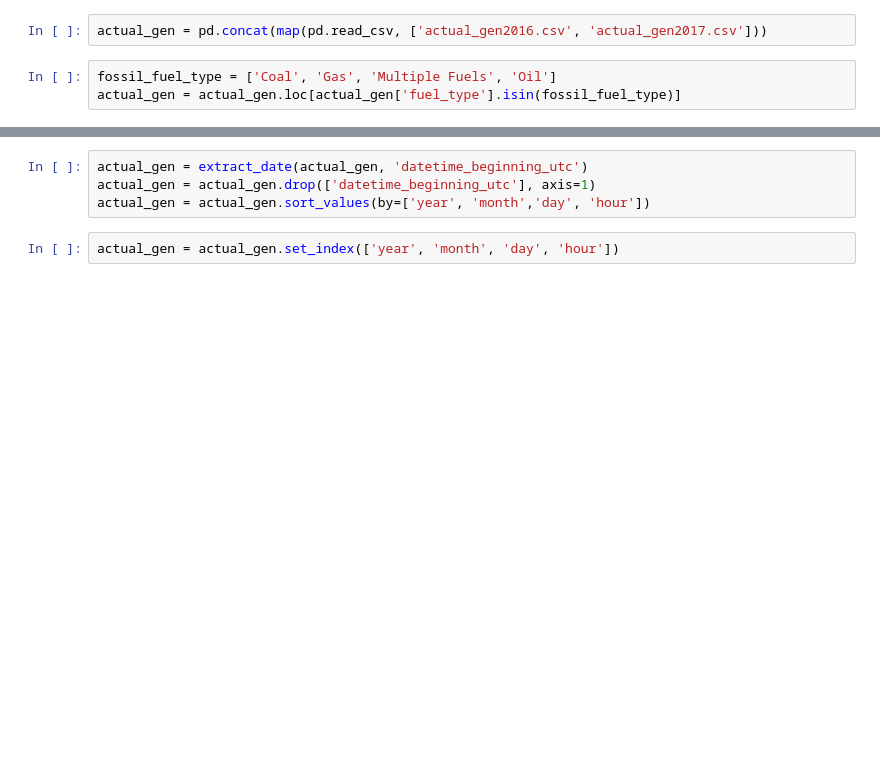
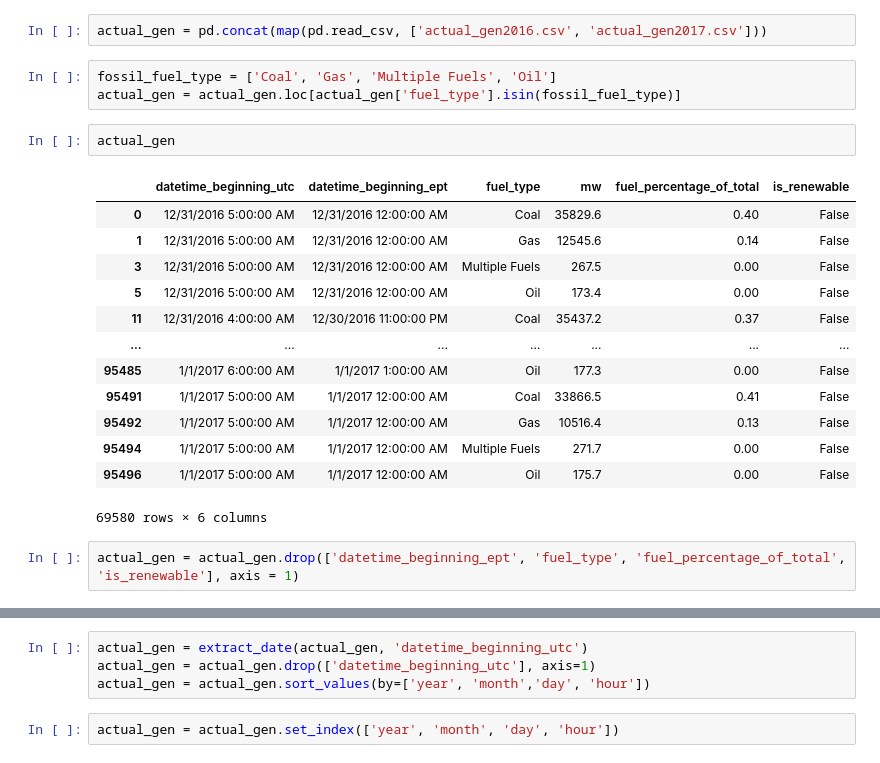
Before and after one commit to amy-wang/thesis2, a Jupyter notebook: data/Fossil Generation Forecasts.ipynb, the cells around one changed output, grey strips where cells are left out. Saved outputs shown, nothing was run; the diff lists cells and outputs as text; blank space fills up the shorter version.

```diff
--- a/data/Fossil Generation Forecasts.ipynb
+++ b/data/Fossil Generation Forecasts.ipynb
@@ -117,3 +117,21 @@ actual_gen = pd.concat(map(pd.read_csv, ['actual_gen2016.csv', 'actual_gen2017.c
 # %%
 fossil_fuel_type = ['Coal', 'Gas', 'Multiple Fuels', 'Oil']
 actual_gen = actual_gen.loc[actual_gen['fuel_type'].isin(fossil_fuel_type)]
+# %%
+actual_gen
+# %% [output]
+|  | datetime_beginning_utc | datetime_beginning_ept | fuel_type | mw | fuel_percentage_of_total | is_renewable |
+| 0 | 12/31/2016 5:00:00 AM | 12/31/2016 12:00:00 AM | Coal | 35829.6 | 0.40 | False |
+| 1 | 12/31/2016 5:00:00 AM | 12/31/2016 12:00:00 AM | Gas | 12545.6 | 0.14 | False |
+| 3 | 12/31/2016 5:00:00 AM | 12/31/2016 12:00:00 AM | Multiple Fuels | 267.5 | 0.00 | False |
+| 5 | 12/31/2016 5:00:00 AM | 12/31/2016 12:00:00 AM | Oil | 173.4 | 0.00 | False |
+| 11 | 12/31/2016 4:00:00 AM | 12/30/2016 11:00:00 PM | Coal | 35437.2 | 0.37 | False |
+| ... | ... | ... | ... | ... | ... | ... |
+| 95485 | 1/1/2017 6:00:00 AM | 1/1/2017 1:00:00 AM | Oil | 177.3 | 0.00 | False |
+| 95491 | 1/1/2017 5:00:00 AM | 1/1/2017 12:00:00 AM | Coal | 33866.5 | 0.41 | False |
+| 95492 | 1/1/2017 5:00:00 AM | 1/1/2017 12:00:00 AM | Gas | 10516.4 | 0.13 | False |
+| 95494 | 1/1/2017 5:00:00 AM | 1/1/2017 12:00:00 AM | Multiple Fuels | 271.7 | 0.00 | False |
+| 95496 | 1/1/2017 5:00:00 AM | 1/1/2017 12:00:00 AM | Oil | 175.7 | 0.00 | False |
+69580 rows × 6 columns
+# %%
+actual_gen = actual_gen.drop(['datetime_beginning_ept', 'fuel_type', 'fuel_percentage_of_total', 'is_renewable'], axis = 1)
```
Also changed, not shown: parts of 10 cells of this notebook, 41 other files.
